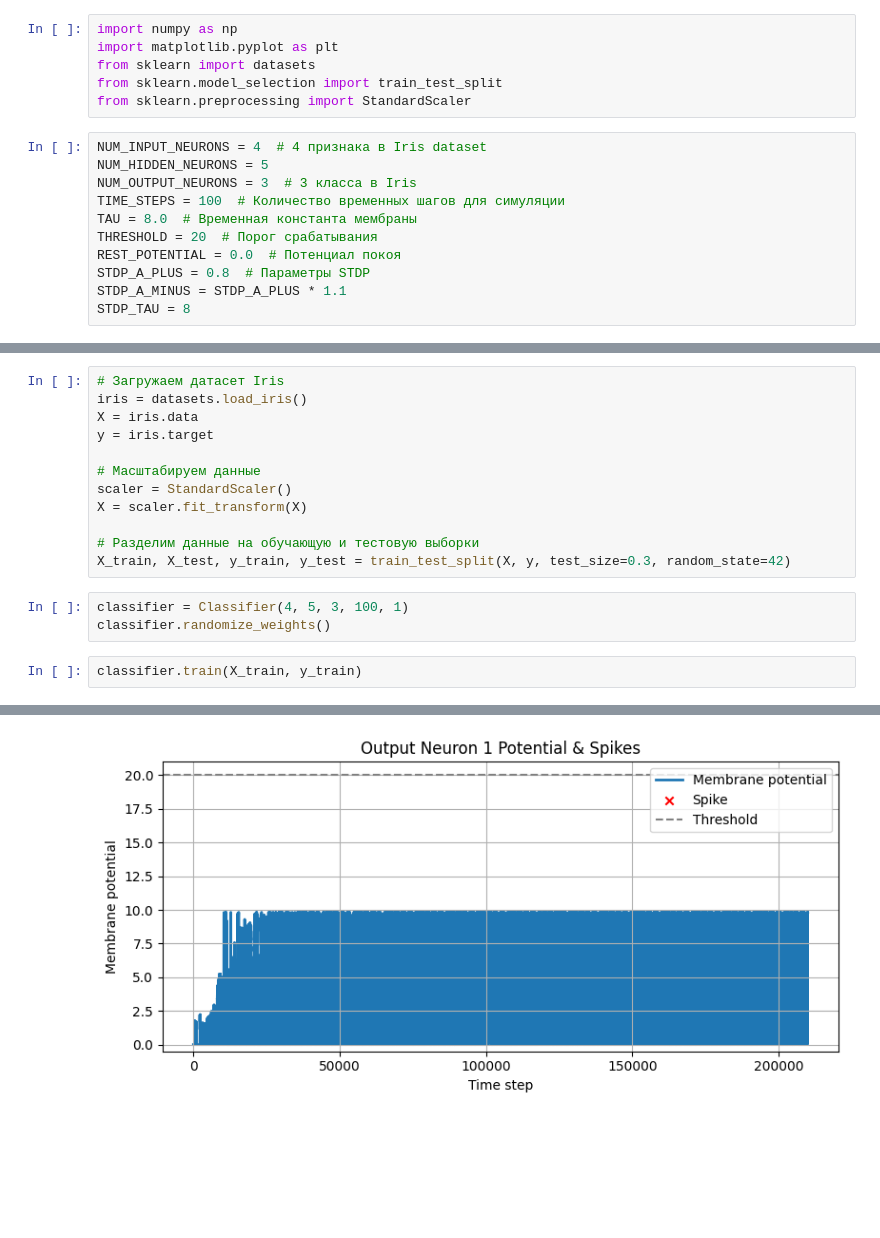
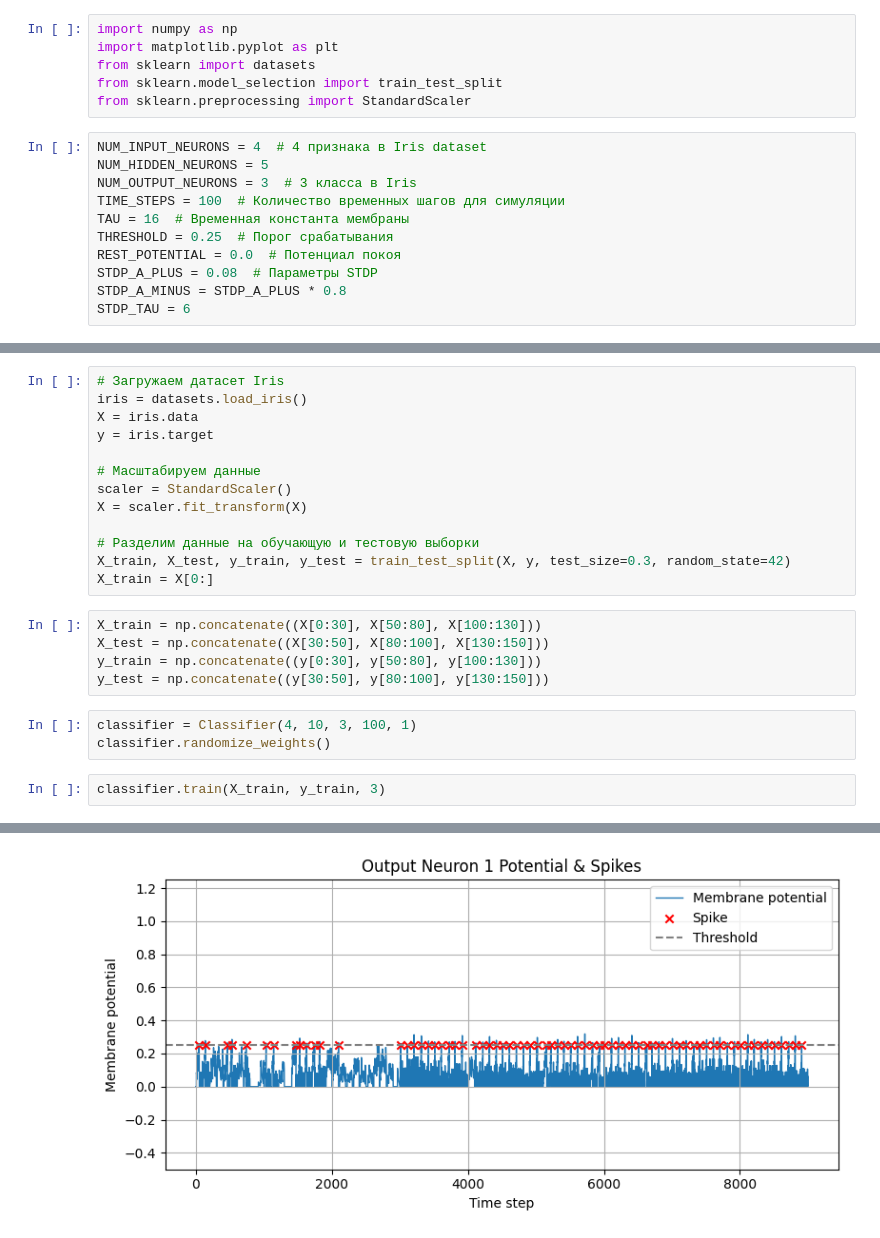
Before and after one commit to royaljackal/snn_stdp, a Jupyter notebook: lif.ipynb, the cells around one changed output, grey strips where cells are left out. Drawn from its saved outputs; the diff is of its cells as text; blank space fills up the shorter version.

Commit message:
lif + unsupervised stdp kinda done

```diff
--- a/lif.ipynb
+++ b/lif.ipynb
@@ -9,12 +9,12 @@ NUM_INPUT_NEURONS = 4  # 4 признака в Iris dataset
 NUM_HIDDEN_NEURONS = 5
 NUM_OUTPUT_NEURONS = 3  # 3 класса в Iris
 TIME_STEPS = 100  # Количество временных шагов для симуляции
-TAU = 8.0  # Временная константа мембраны
-THRESHOLD = 20  # Порог срабатывания
+TAU = 16  # Временная константа мембраны
+THRESHOLD = 0.25  # Порог срабатывания
 REST_POTENTIAL = 0.0  # Потенциал покоя
-STDP_A_PLUS = 0.8  # Параметры STDP
-STDP_A_MINUS = STDP_A_PLUS * 1.1
-STDP_TAU = 8
+STDP_A_PLUS = 0.08  # Параметры STDP
+STDP_A_MINUS = STDP_A_PLUS * 0.8
+STDP_TAU = 6
 # %%
 class LIF:
     def __init__(self, input_count, tau, v_reset, v_threshold, relax_time):
@@ -233,9 +243,15 @@ X = scaler.fit_transform(X)
 
 # Разделим данные на обучающую и тестовую выборки
 X_train, X_test, y_train, y_test = train_test_split(X, y, test_size=0.3, random_state=42)
+X_train = X[0:]
+# %%
+X_train = np.concatenate((X[0:30], X[50:80], X[100:130]))
+X_test = np.concatenate((X[30:50], X[80:100], X[130:150]))
+y_train = np.concatenate((y[0:30], y[50:80], y[100:130]))
+y_test = np.concatenate((y[30:50], y[80:100], y[130:150]))
 # %%
-classifier = Classifier(4, 5, 3, 100, 1)
+classifier = Classifier(4, 10, 3, 100, 1)
 classifier.randomize_weights()
 # %%
-classifier.train(X_train, y_train)
+classifier.train(X_train, y_train, 3)
 # %% [output]
@@ -253 +277 @@ Epoch: 9; Accuracy: 29.523809523809526
-[figure, old version]
+[figure, new version]
```
Also changed, not shown: parts of 3 cells of this notebook.
